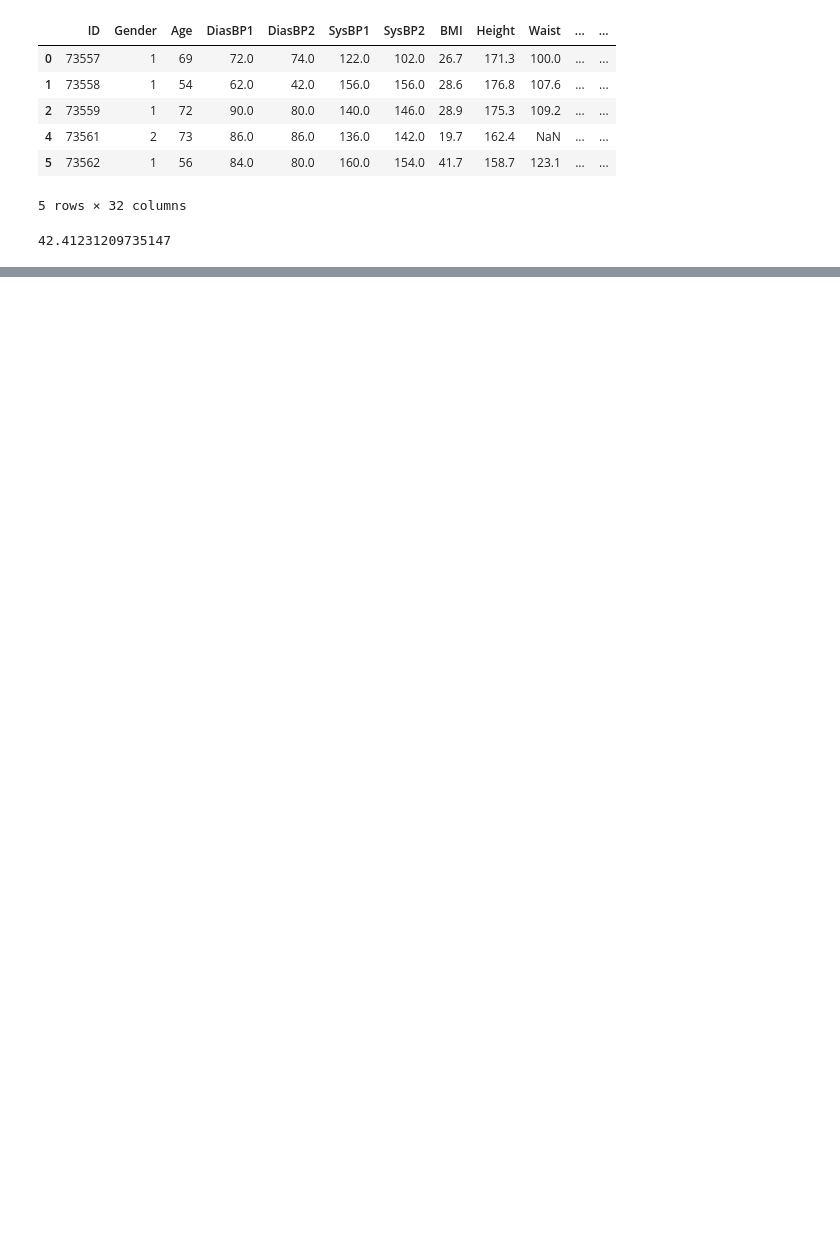
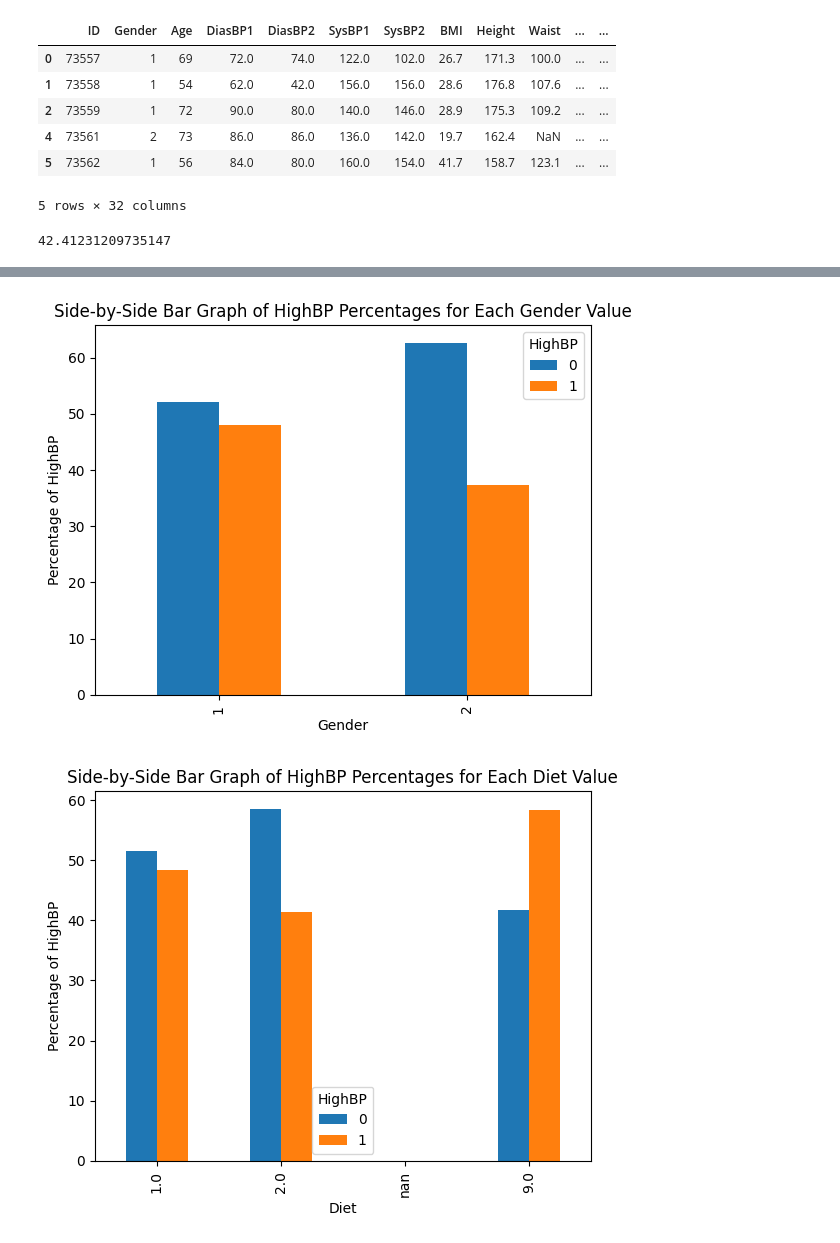
Before and after one commit to samcohen1/HypertensionML, a Jupyter notebook: mixingSets.ipynb, the cells around one changed output, grey strips where cells are left out. Saved outputs shown, nothing was run; the diff lists cells and outputs as text; code cells hidden in the pictures; blank space fills up the shorter version.

```diff
--- a/mixingSets.ipynb
+++ b/mixingSets.ipynb
@@ -234,0 +244,18 @@ plt.show()
+# %%
+# Function to plot side-by-side bar graphs for a given column
+def plot_highbp_percentages(column_name):
+    unique_values = sorted(merged_df[column_name].unique())
+    percentages_df = pd.DataFrame()
+
+    for value in unique_values:
+        counts = merged_df[merged_df[column_name] == value]['Hypertension'].value_counts(normalize=True) * 100
+        percentages_df[value] = counts
+
+    percentages_df = percentages_df.T
+
+    percentages_df.plot(kind='bar')
+    plt.xlabel(column_name)
+    plt.ylabel('Percentage of HighBP')
+    plt.title(f'Side-by-Side Bar Graph of HighBP Percentages for Each {column_name} Value')
+    plt.legend(title='HighBP')
+    plt.show()
@@ -234,0 +272,23 @@ plt.show()
+# %%
+plot_highbp_percentages('Gender')
+
+plot_highbp_percentages('Diet')
+
+plot_highbp_percentages('Asthema')
+
+plot_highbp_percentages('Stroke')
+
+plot_highbp_percentages('VigActivity')
+
+plot_highbp_percentages('AlcConsumpInLife')
+
+plot_highbp_percentages('100Cigs')
+
+plot_highbp_percentages('OvrDietHealth')
+
+plot_highbp_percentages('GenHealth')
+
+plot_highbp_percentages('SleepDuringWork')
+# %% [output]
+[figure, added]
+[figure, added]
```
Also changed, not shown: parts of 7 cells of this notebook.
